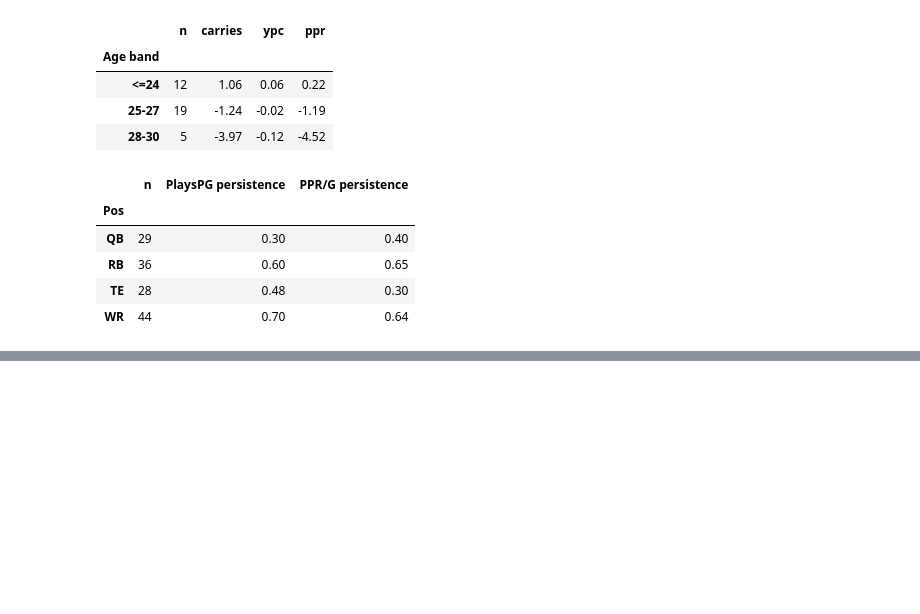
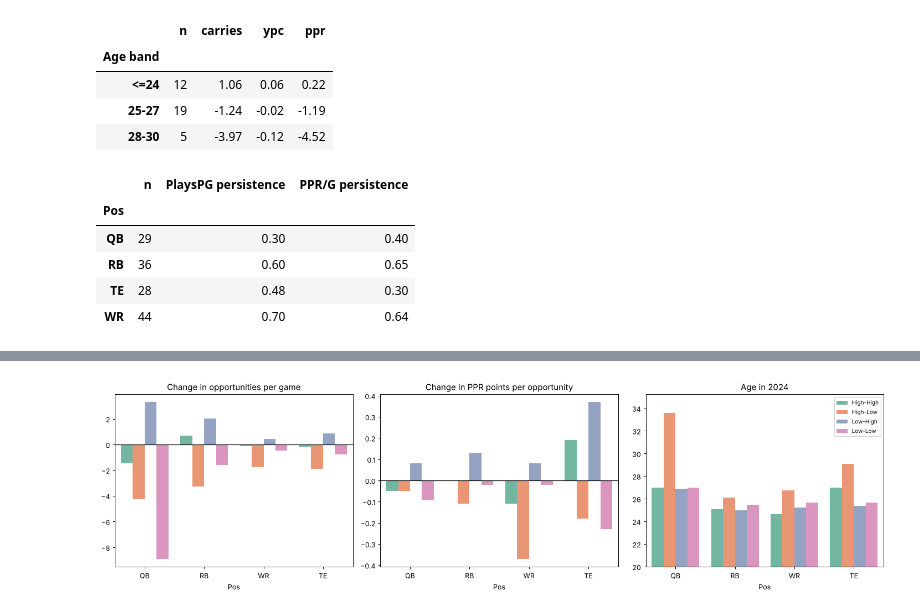
Before and after one commit to tiagocaravia/MDSTFootballProject, a Jupyter notebook: Modeling/k_means.ipynb, the cells around one changed output, grey strips where cells are left out. Drawn from its saved outputs; the diff is of its cells as text; code cells hidden in the pictures; blank space fills up the shorter version.

```diff
--- a/Modeling/k_means.ipynb
+++ b/Modeling/k_means.ipynb
@@ -303,0 +446,20 @@ pd.DataFrame(rows).set_index('Pos').round(2)
+# %%
+metrics = {'Opps_PG_change': 'Change in opportunities per game',
+           'Pts_per_opp_change': 'Change in PPR points per opportunity',
+           'Age_2024': 'Age in 2024'}
+plot_km = summary_km.reset_index()
+fig, axes = plt.subplots(1, 3, figsize=(16, 4.5))
+for ax, (col, title) in zip(axes, metrics.items()):
+    sns.barplot(data=plot_km, x='Pos', y=col, hue='Group', hue_order=GROUPS,
+                order=['QB', 'RB', 'WR', 'TE'], palette=palette, ax=ax, legend=(col == 'Age_2024'))
+    ax.set_title(title)
+    ax.set_ylabel('')
+    if col != 'Age_2024':
+        ax.axhline(0, color='black', lw=1)
+    else:
+        ax.set_ylim(20, None)
+axes[2].legend(fontsize=8, loc='upper right')
+plt.tight_layout()
+plt.show()
+# %% [output]
+[figure, added]
```
Also changed, not shown: parts of 8 cells of this notebook, 1 other file.
